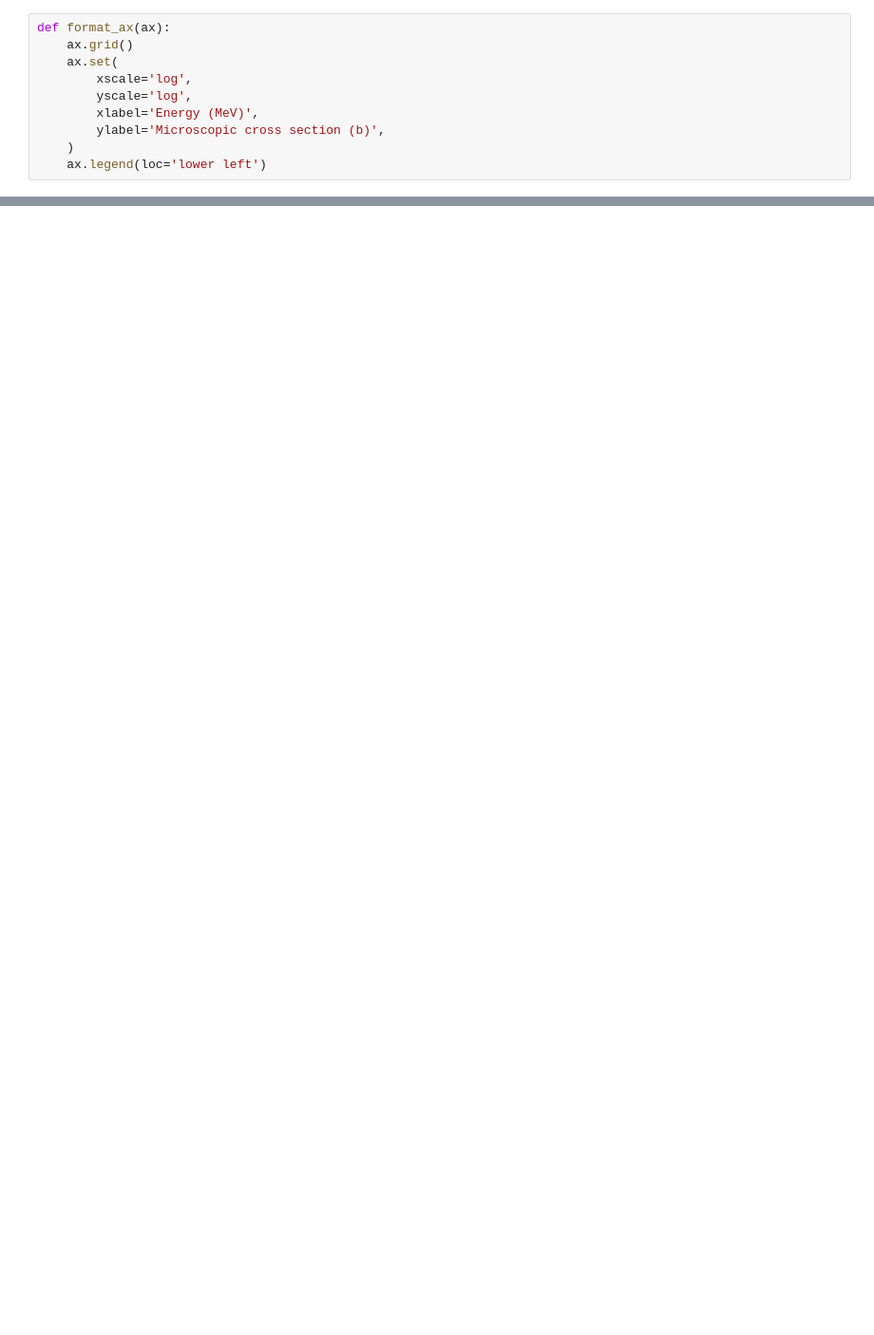
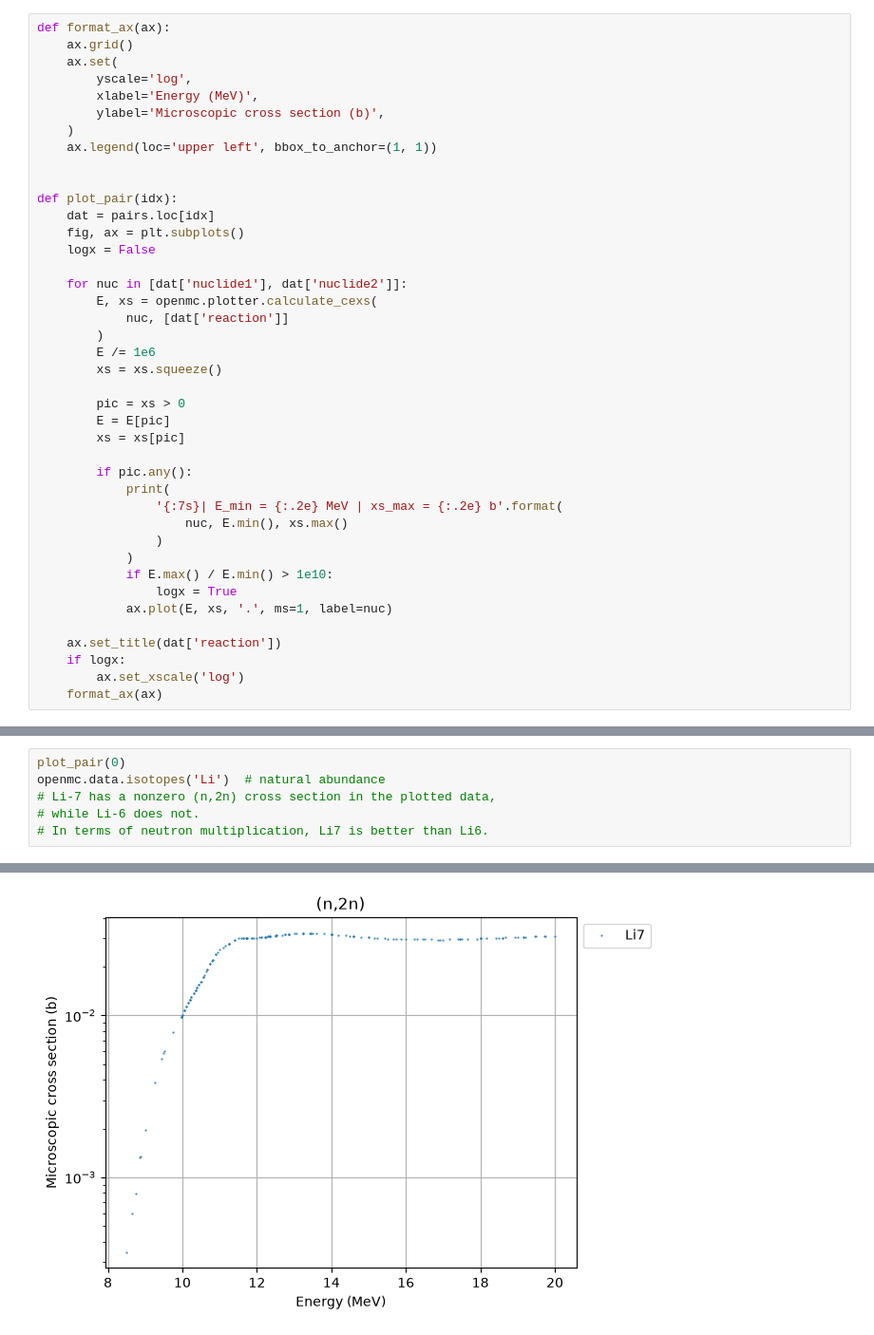
Before and after one commit to marypwchin/openmc-workbench, a Jupyter notebook: 1_cross_sections/1_1_plot_cross_sections_for_nuclides_of_interest.ipynb, the cells around one changed output, grey strips where cells are left out. Shown at 95% size. Cells and saved outputs as stored; diff of their text form; blank space fills up the shorter version.

```diff
--- a/1_cross_sections/1_1_plot_cross_sections_for_nuclides_of_interest.ipynb
+++ b/1_cross_sections/1_1_plot_cross_sections_for_nuclides_of_interest.ipynb
@@ -45,9 +46,40 @@ pairs
 def format_ax(ax):
     ax.grid()
     ax.set(
-        xscale='log',
         yscale='log',
         xlabel='Energy (MeV)',
         ylabel='Microscopic cross section (b)',
     )
-    ax.legend(loc='lower left')
+    ax.legend(loc='upper left', bbox_to_anchor=(1, 1))
+
+
+def plot_pair(idx):
+    dat = pairs.loc[idx]
+    fig, ax = plt.subplots()
+    logx = False
+
+    for nuc in [dat['nuclide1'], dat['nuclide2']]:
+        E, xs = openmc.plotter.calculate_cexs(
+            nuc, [dat['reaction']]
+        )
+        E /= 1e6
+        xs = xs.squeeze()
+
+        pic = xs > 0
+        E = E[pic]
+        xs = xs[pic]
+
+        if pic.any():
+            print(
+                '{:7s}| E_min = {:.2e} MeV | xs_max = {:.2e} b'.format(
+                    nuc, E.min(), xs.max()
+                )
+            )
+            if E.max() / E.min() > 1e10:
+                logx = True
+            ax.plot(E, xs, '.', ms=1, label=nuc)
+
+    ax.set_title(dat['reaction'])
+    if logx:
+        ax.set_xscale('log')
+    format_ax(ax)
@@ -53,0 +88,7 @@ def format_ax(ax):
+# %%
+plot_pair(0)
+openmc.data.isotopes('Li')  # natural abundance
+# Li-7 has a nonzero (n,2n) cross section in the plotted data,
+# while Li-6 does not.
+# In terms of neutron multiplication, Li7 is better than Li6.
+# %% [output]
@@ -54 +97,2 @@ def format_ax(ax):
+[figure, added]
 # %%
```
Also changed, not shown: parts of 10 cells of this notebook, 8 other files.
